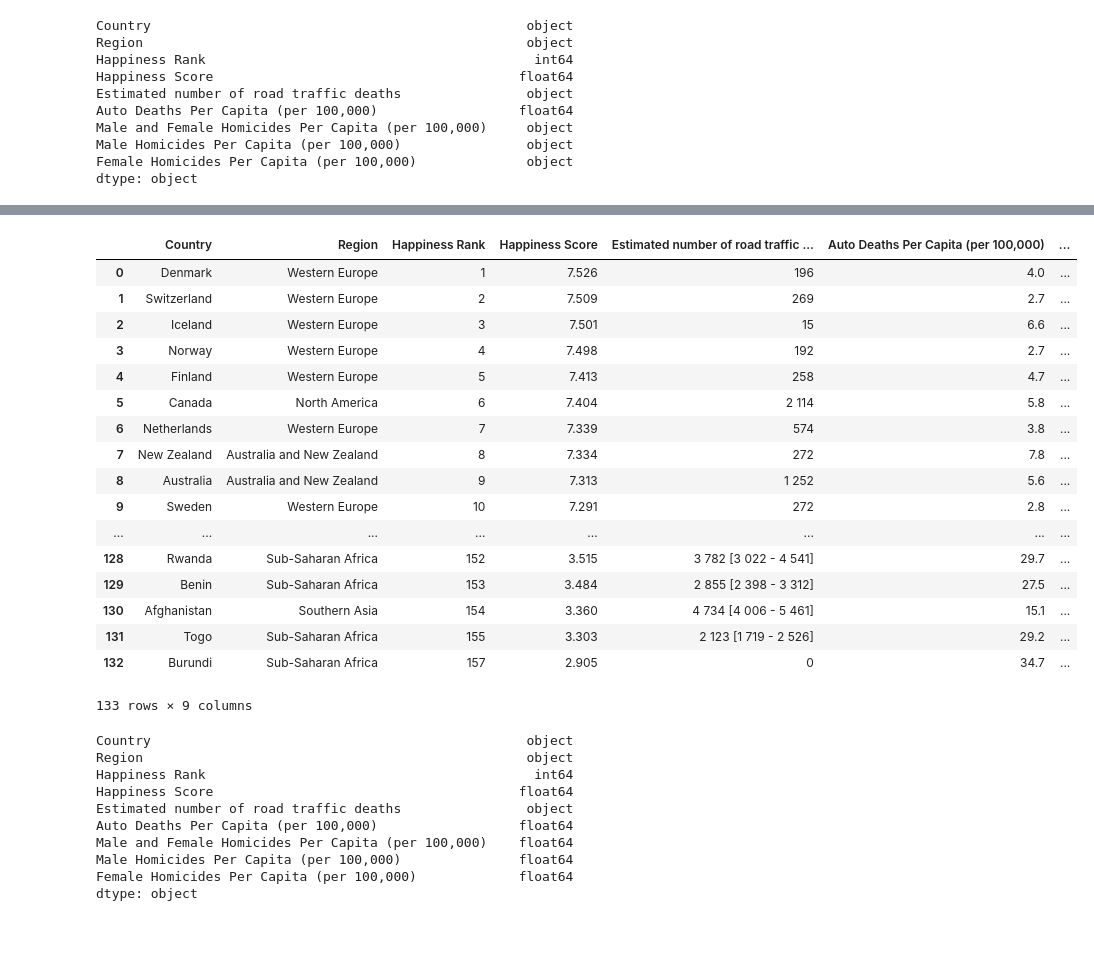
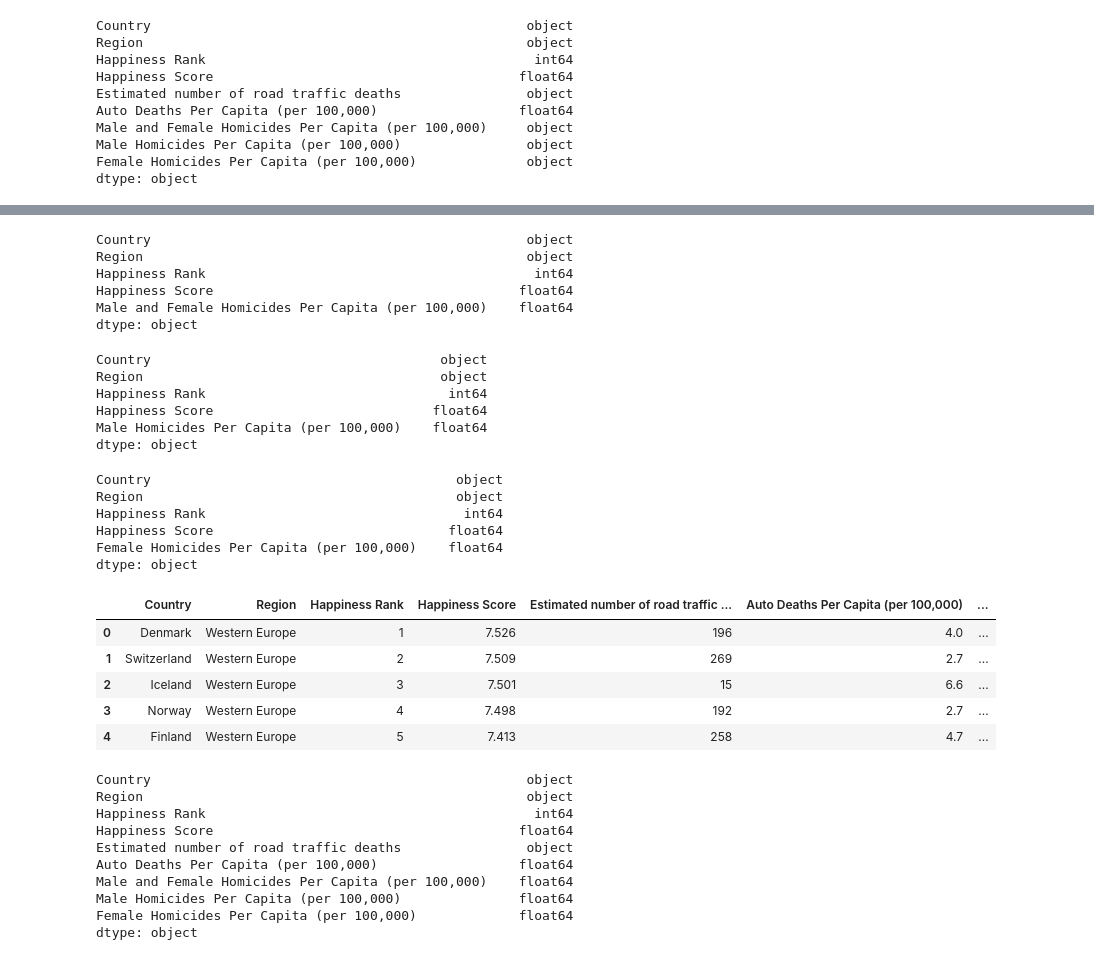
Before and after one commit to diana-e-guthrie/project_1b, a Jupyter notebook: Happiness vs Auto Deaths_Homicides.ipynb, the cells around one changed output, grey strips where cells are left out. Drawn from its saved outputs; the diff is of its cells as text; code cells hidden in the pictures; blank space fills up the shorter version.

```diff
--- a/Happiness vs Auto Deaths_Homicides.ipynb
+++ b/Happiness vs Auto Deaths_Homicides.ipynb
@@ -115,25 +155,77 @@ dtype: object
+# %%
+#Dataframe of only happiness and overall homicide rate
+
+hap_homiO = auto_homi_df.drop(['Estimated number of road traffic deaths',
+                               'Auto Deaths Per Capita (per 100,000)',
+                              'Male Homicides Per Capita (per 100,000)',
+                              'Female Homicides Per Capita (per 100,000)'
+                             ], axis=1)
+#Droppping any na values
+hap_homiO = hap_homiO.dropna(how='all')
+
+#converting columns with Object data type to float for calculations and graphing
+hap_homiO[['Male and Female Homicides Per Capita (per 100,000)']] = hap_homiO[['Male and Female Homicides Per Capita (per 100,000)']].astype('float64')
+
+hap_homiO.dtypes
+# %% [output]
+Country                                                object
+Region                                                 object
+Happiness Rank                                          int64
+Happiness Score                                       float64
+Male and Female Homicides Per Capita (per 100,000)    float64
+dtype: object
+# %%
+#Dataframe of happiness and male homicide rate
+hap_homiM = auto_homi_df.drop(['Estimated number of road traffic deaths',
+                               'Auto Deaths Per Capita (per 100,000)',
+                              'Male and Female Homicides Per Capita (per 100,000)',
+                              'Female Homicides Per Capita (per 100,000)'
+                             ], axis=1)
+#Droppping any na values
+hap_homiM = hap_homiM.dropna(how='all')
+
+#converting columns with Object data type to float for calculations and graphing
+hap_homiM[['Male Homicides Per Capita (per 100,000)']] = hap_homiM[['Male Homicides Per Capita (per 100,000)']].astype('float64')
+
+hap_homiM.dtypes
+# %% [output]
+Country                                     object
+Region                                      object
+Happiness Rank                               int64
+Happiness Score                            float64
+Male Homicides Per Capita (per 100,000)    float64
+dtype: object
+# %%
+#Dataframe of happiness and female murder rate
+hap_homiF = auto_homi_df.drop(['Estimated number of road traffic deaths',
+                               'Auto Deaths Per Capita (per 100,000)',
+                              'Male and Female Homicides Per Capita (per 100,000)',
+                              'Male Homicides Per Capita (per 100,000)'
+                             ], axis=1)
+#Droppping any na values
+hap_homiF = hap_homiF.dropna(how='all')
+
+#converting columns with Object data type to float for calculations and graphing
+hap_homiF[['Female Homicides Per Capita (per 100,000)']] = hap_homiF[['Female Homicides Per Capita (per 100,000)']].astype('float64')
+
+hap_homiF.dtypes
+# %% [output]
+Country                                       object
+Region                                        object
+Happiness Rank                                 int64
+Happiness Score                              float64
+Female Homicides Per Capita (per 100,000)    float64
+dtype: object
 # %%
 #Replace NA fields with 0
 auto_homi_df = auto_homi_df.fillna(0)
 
-auto_homi_df
+auto_homi_df.head()
 # %% [output]
 |  | Country | Region | Happiness Rank | Happiness Score | Estimated number of road traffic ... | Auto Deaths Per Capita (per 100,000) | ... |
 | 0 | Denmark | Western Europe | 1 | 7.526 | 196 | 4.0 | ... |
 | 1 | Switzerland | Western Europe | 2 | 7.509 | 269 | 2.7 | ... |
 | 2 | Iceland | Western Europe | 3 | 7.501 | 15 | 6.6 | ... |
 | 3 | Norway | Western Europe | 4 | 7.498 | 192 | 2.7 | ... |
 | 4 | Finland | Western Europe | 5 | 7.413 | 258 | 4.7 | ... |
-| 5 | Canada | North America | 6 | 7.404 | 2 114 | 5.8 | ... |
-| 6 | Netherlands | Western Europe | 7 | 7.339 | 574 | 3.8 | ... |
-| 7 | New Zealand | Australia and New Zealand | 8 | 7.334 | 272 | 7.8 | ... |
-| 8 | Australia | Australia and New Zealand | 9 | 7.313 | 1 252 | 5.6 | ... |
-| 9 | Sweden | Western Europe | 10 | 7.291 | 272 | 2.8 | ... |
-| ... | ... | ... | ... | ... | ... | ... | ... |
-| 128 | Rwanda | Sub-Saharan Africa | 152 | 3.515 | 3 782 [3 022 - 4 541] | 29.7 | ... |
-| 129 | Benin | Sub-Saharan Africa | 153 | 3.484 | 2 855 [2 398 - 3 312] | 27.5 | ... |
-| 130 | Afghanistan | Southern Asia | 154 | 3.360 | 4 734 [4 006 - 5 461] | 15.1 | ... |
-| 131 | Togo | Sub-Saharan Africa | 155 | 3.303 | 2 123 [1 719 - 2 526] | 29.2 | ... |
-| 132 | Burundi | Sub-Saharan Africa | 157 | 2.905 | 0 | 34.7 | ... |
-133 rows × 9 columns
 # %%
```
Also changed, not shown: parts of 15 cells of this notebook.
